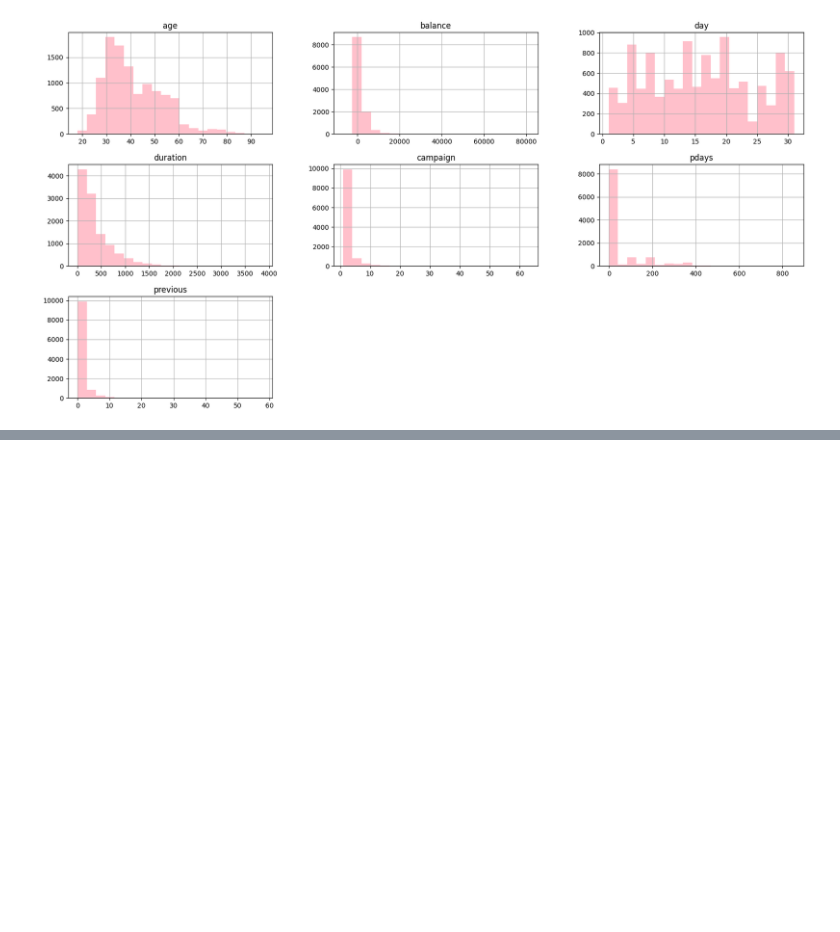
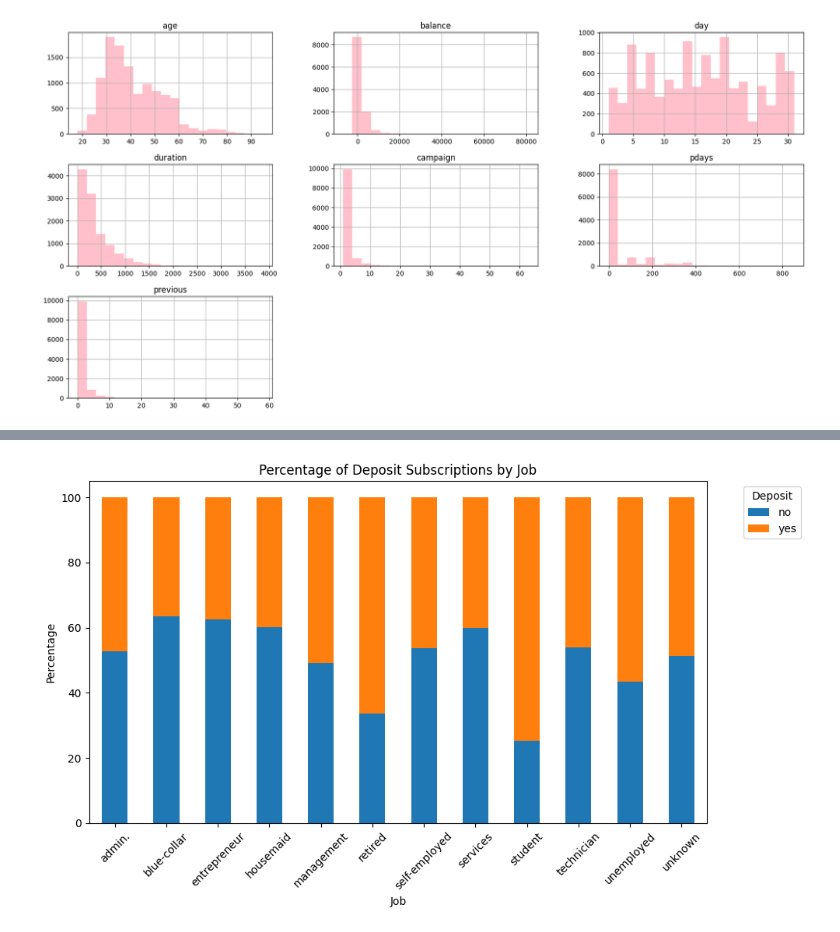
Before and after one commit to mkopanik/Bank_marketing, a Jupyter notebook: bank_marketing.ipynb, the cells around one changed output, grey strips where cells are left out. Saved outputs shown, nothing was run; the diff lists cells and outputs as text; code cells hidden in the pictures; blank space fills up the shorter version.

```diff
--- a/bank_marketing.ipynb
+++ b/bank_marketing.ipynb
@@ -127,0 +144,15 @@ plt.show()
+# %%
+# Convert counts to percentages
+job_deposit_counts = df.groupby(['job', 'deposit']).size().unstack(fill_value=0)
+job_deposit_pct = job_deposit_counts.div(job_deposit_counts.sum(axis=1), axis=0) * 100
+
+# Plot
+job_deposit_pct.plot(kind='bar', stacked=True, figsize=(10, 6))
+plt.title('Percentage of Deposit Subscriptions by Job')
+plt.xlabel('Job')
+plt.ylabel('Percentage')
+plt.xticks(rotation=45)
+plt.legend(title='Deposit', bbox_to_anchor=(1.05, 1), loc='upper left')
+plt.tight_layout()
+# %% [output]
+[figure, added]
```
Also changed, not shown: parts of 5 cells of this notebook.
